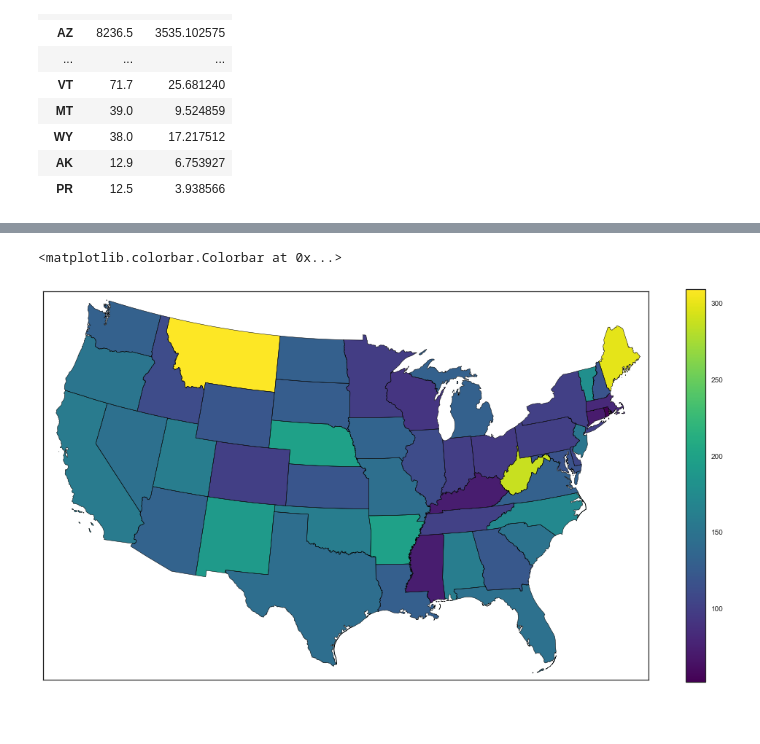
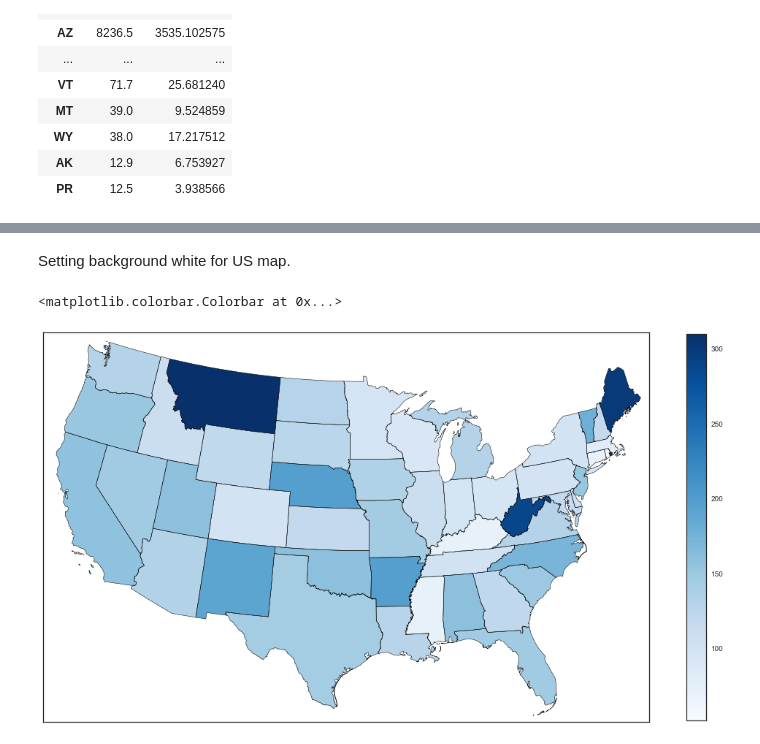
Before and after one commit to indianmoody/fastest-growing-companies-2017, a Jupyter notebook: state_wise.ipynb, the cells around one changed output, grey strips where cells are left out. Cells and saved outputs as stored; diff of their text form; code cells hidden in the pictures; blank space fills up the shorter version.

Commit message:
state wise updated

```diff
--- a/state_wise.ipynb
+++ b/state_wise.ipynb
@@ -224,26 +230,2 @@ from matplotlib.collections import PolyCollection
 # %%
 m = Basemap(llcrnrlon=-119,llcrnrlat=22,urcrnrlon=-64,urcrnrlat=49,projection='lcc',lat_1=33,lat_2=45,lon_0=-95)
-# %%
-'''
-fig = plt.figure(figsize=(16,16))
-ax = fig.add_axes([0.1,0.1,0.9,0.9])
-m.readshapefile('shape_files/st99_d00', name='states', drawbounds=True)
-state_names = []
-for shape_dict in m.states_info:
-    state_names.append(shape_dict['NAME'])
-
-#ax = plt.gca() # get current axes instance
-
-state_index = []
-for s in list(state_growth.index):
-    state_index.append(m.states[state_names.index(state_codes[s])])
-
-values_array = state_growth.values
-
-coll = PolyCollection(state_index, array=values_array, cmap='viridis', edgecolors='none')
-ax.add_collection(coll)
-ax.autoscale_view()
-
-# Add a colorbar for the PolyCollection
-fig.colorbar(coll, ax=ax, shrink=0.52)
-'''
@@ -269,24 +232,37 @@ array([ 309.45489306,  299.32602876,  287.36584195,  217.37440762,
+# %% [markdown]
+Setting background white for US map.
 # %%
 sns.set_style(style='white')
 # %%
 fig = plt.figure(figsize=(16,16))
 ax = fig.add_axes([0.1,0.1,0.9,0.9])
+
+# Read shape file for US state map.
 m.readshapefile('shape_files/st99_d00', name='states', drawbounds=True)
+
+# state_names list is storing State names in the same order as in m.states_info list.
+# The map is divided into 273 polygons with some states being covered by multiple polygons. Hence repeatitions of state
+# names in list.
 state_names = []
 for shape_dict in m.states_info:
     state_names.append(shape_dict['NAME'])
 
+# values_list will store growth % of states in the same order as respective state names in state_names.
+# values_array is array version of values array.
+# m.states contain map information for states in same order as m.states_info.
+# Now m.states, m.states_info, state_names and values_array have same order.
 values_list = []
 for state in state_names:
     values_list.append(state_growth[state_codes[state]])
 values_array = np.array(values_list)
 
-coll = PolyCollection(m.states, array=values_array, cmap='viridis', edgecolors='none')
+# Adding all the polygons at once to the map.
+coll = PolyCollection(m.states, array=values_array, cmap='Blues', edgecolors='none')
 ax.add_collection(coll)
 ax.autoscale_view()
 
-# Add a colorbar for the PolyCollection
-fig.colorbar(coll, ax=ax, shrink=0.52)
+# Adding colorbar for the PolyCollection
+fig.colorbar(coll, ax=ax, shrink=0.51)
 # %% [output]
 <matplotlib.colorbar.Colorbar at 0x...>
-[figure, old version]
+[figure, new version]
```
Also changed, not shown: parts of 33 cells of this notebook.
